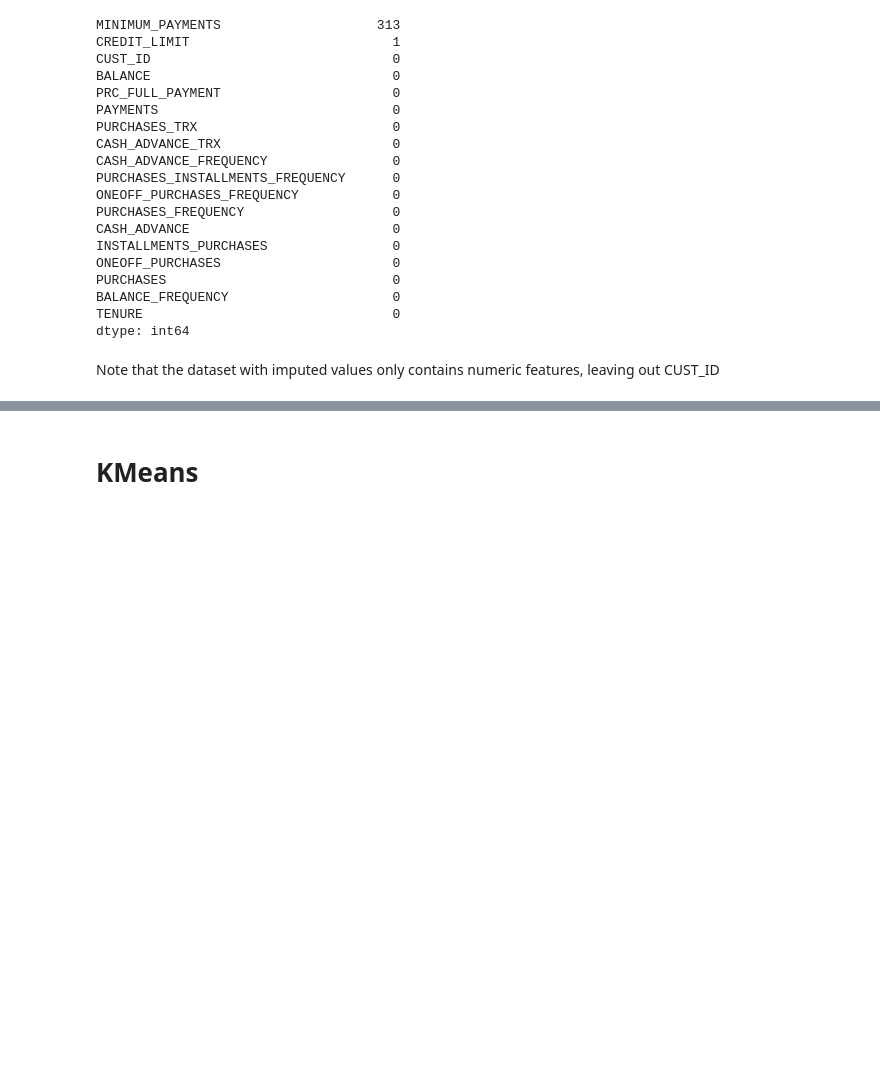
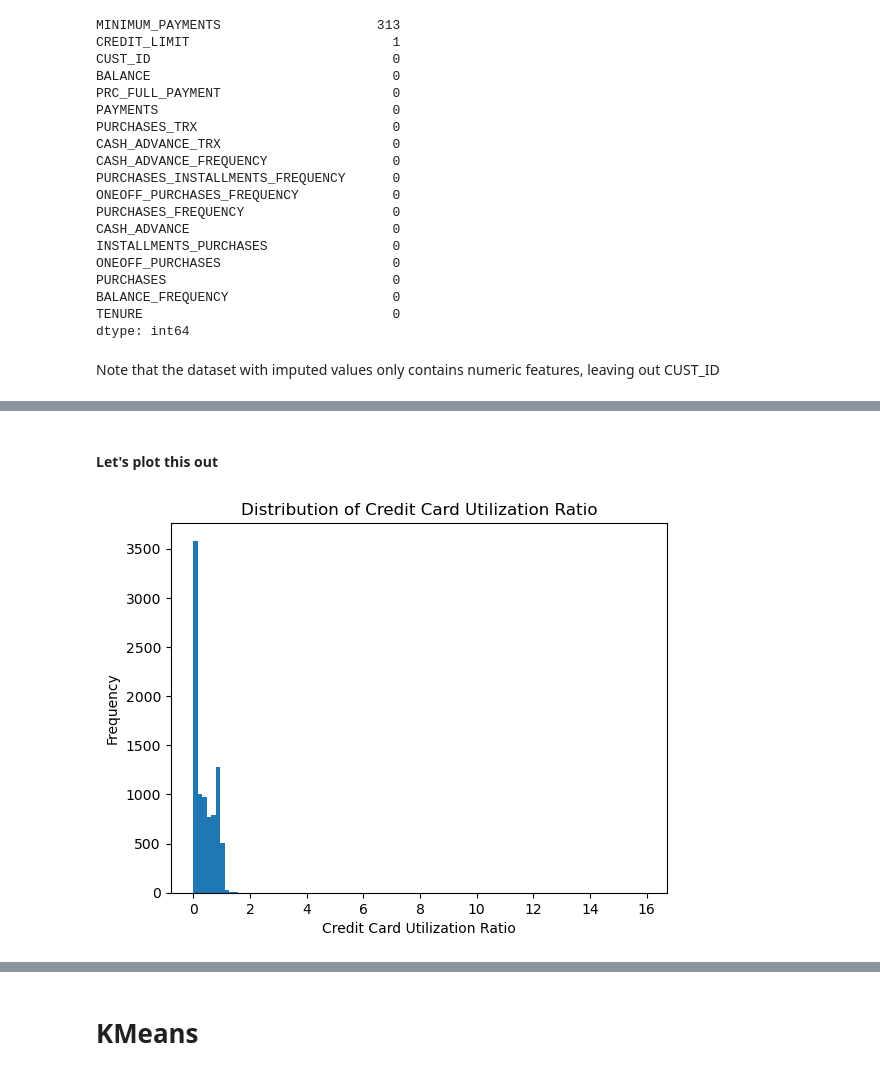
Before and after one commit to akil-h/CC_Clustering, a Jupyter notebook: script.ipynb, the cells around one changed output, grey strips where cells are left out. Cells and saved outputs as stored; diff of their text form; code cells hidden in the pictures; blank space fills up the shorter version.

```diff
--- a/script.ipynb
+++ b/script.ipynb
@@ -116,0 +117,10 @@ Text(0, 0.5, 'count')
+# %% [markdown]
+#### Let's plot this out
+# %%
+plt.hist(imp_data['Credit Card Utilization Ratio'], bins=100)
+plt.title("Distribution of Credit Card Utilization Ratio")
+plt.xlabel("Credit Card Utilization Ratio")
+plt.ylabel("Frequency")
+plt.show()
+# %% [output]
+[figure, added]
```
Also changed, not shown: parts of 35 cells of this notebook, 1 other file.
